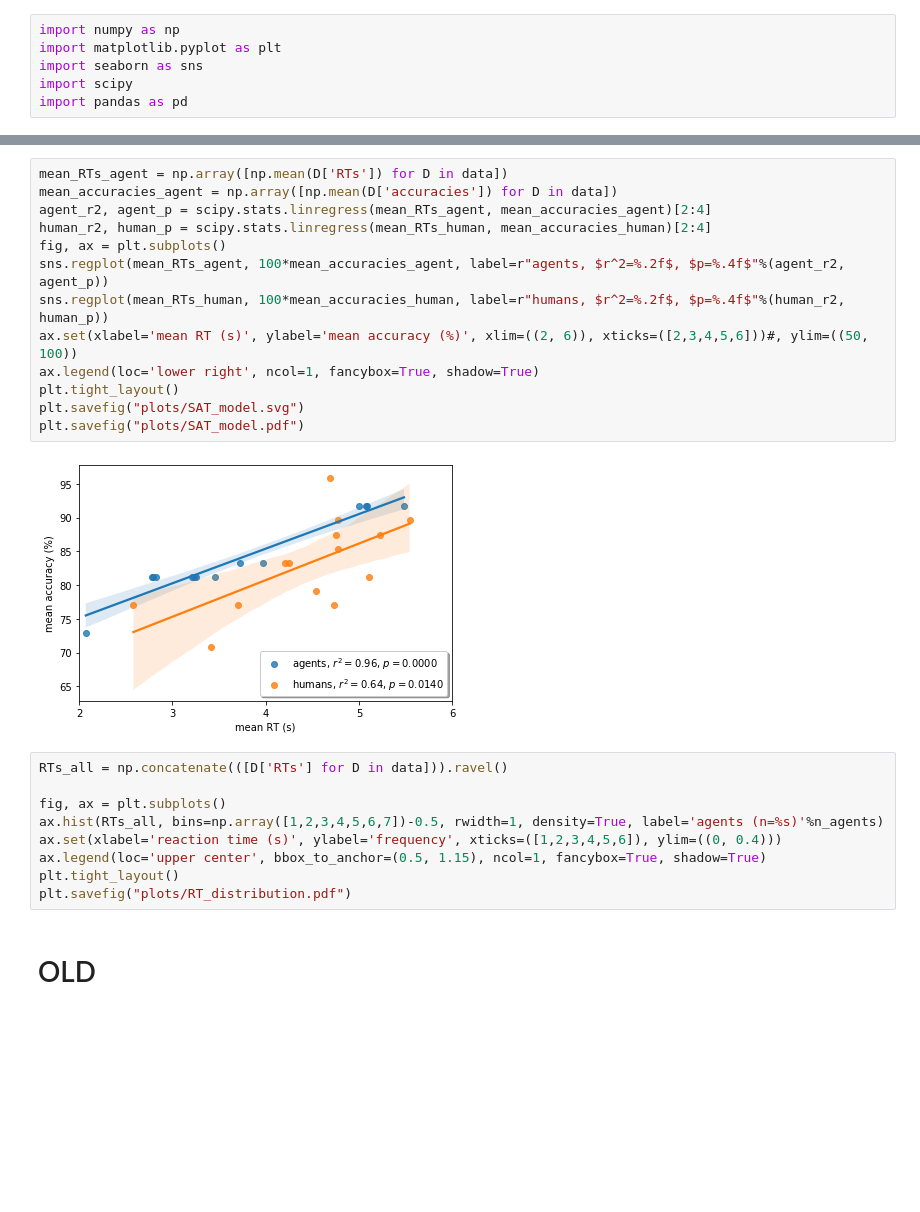
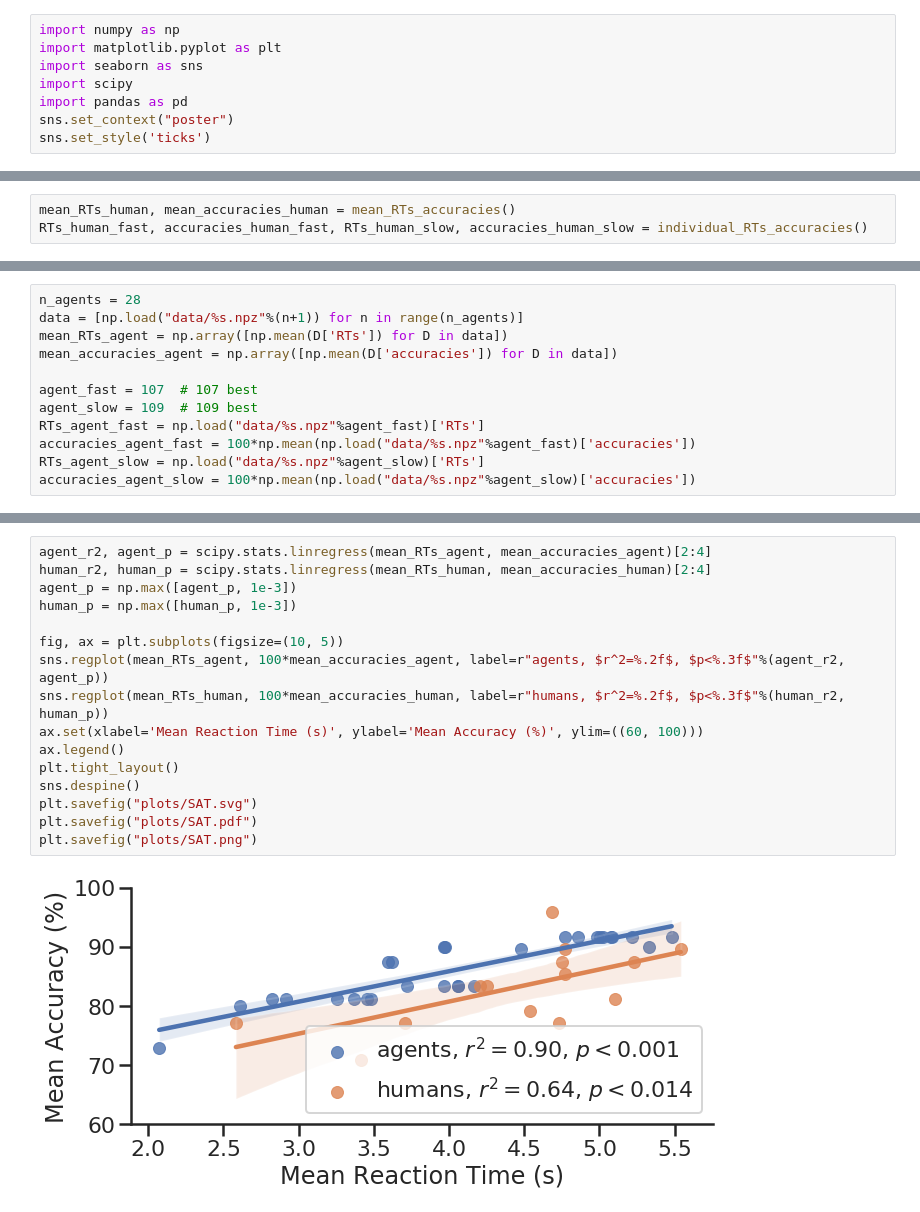
Before and after one commit to psipeter/decision_strategies, a Jupyter notebook: plotter.ipynb, the cells around one changed output, grey strips where cells are left out. Saved outputs shown, nothing was run; the diff lists cells and outputs as text; blank space fills up the shorter version.

Commit message:
update for CogSci poster

```diff
--- a/plotter.ipynb
+++ b/plotter.ipynb
@@ -4,3 +4,5 @@ import matplotlib.pyplot as plt
 import seaborn as sns
 import scipy
 import pandas as pd
+sns.set_context("poster")
+sns.set_style('ticks')
@@ -73,0 +93,3 @@ mean_RTs_human, mean_accuracies_human, df = make_df()
+# %%
+mean_RTs_human, mean_accuracies_human = mean_RTs_accuracies()
+RTs_human_fast, accuracies_human_fast, RTs_human_slow, accuracies_human_slow = individual_RTs_accuracies()
@@ -73,0 +98,12 @@ mean_RTs_human, mean_accuracies_human, df = make_df()
+# %%
+n_agents = 28
+data = [np.load("data/%s.npz"%(n+1)) for n in range(n_agents)]
+mean_RTs_agent = np.array([np.mean(D['RTs']) for D in data])
+mean_accuracies_agent = np.array([np.mean(D['accuracies']) for D in data])
+
+agent_fast = 107  # 107 best
+agent_slow = 109  # 109 best
+RTs_agent_fast = np.load("data/%s.npz"%agent_fast)['RTs']
+accuracies_agent_fast = 100*np.mean(np.load("data/%s.npz"%agent_fast)['accuracies'])
+RTs_agent_slow = np.load("data/%s.npz"%agent_slow)['RTs']
+accuracies_agent_slow = 100*np.mean(np.load("data/%s.npz"%agent_slow)['accuracies'])
@@ -74,26 +127,18 @@ mean_RTs_human, mean_accuracies_human, df = make_df()
 # %%
-mean_RTs_agent = np.array([np.mean(D['RTs']) for D in data])
-mean_accuracies_agent = np.array([np.mean(D['accuracies']) for D in data])
 agent_r2, agent_p = scipy.stats.linregress(mean_RTs_agent, mean_accuracies_agent)[2:4]
 human_r2, human_p = scipy.stats.linregress(mean_RTs_human, mean_accuracies_human)[2:4]
-fig, ax = plt.subplots()
-sns.regplot(mean_RTs_agent, 100*mean_accuracies_agent, label=r"agents, $r^2=%.2f$, $p=%.4f$"%(agent_r2, agent_p))
-sns.regplot(mean_RTs_human, 100*mean_accuracies_human, label=r"humans, $r^2=%.2f$, $p=%.4f$"%(human_r2, human_p))
-ax.set(xlabel='mean RT (s)', ylabel='mean accuracy (%)', xlim=((2, 6)), xticks=([2,3,4,5,6]))#, ylim=((50, 100))
-ax.legend(loc='lower right', ncol=1, fancybox=True, shadow=True)
+agent_p = np.max([agent_p, 1e-3])
+human_p = np.max([human_p, 1e-3])
+
+fig, ax = plt.subplots(figsize=(10, 5))
+sns.regplot(mean_RTs_agent, 100*mean_accuracies_agent, label=r"agents, $r^2=%.2f$, $p<%.3f$"%(agent_r2, agent_p))
+sns.regplot(mean_RTs_human, 100*mean_accuracies_human, label=r"humans, $r^2=%.2f$, $p<%.3f$"%(human_r2, human_p))
+ax.set(xlabel='Mean Reaction Time (s)', ylabel='Mean Accuracy (%)', ylim=((60, 100)))
+ax.legend()
 plt.tight_layout()
-plt.savefig("plots/SAT_model.svg")
-plt.savefig("plots/SAT_model.pdf")
+sns.despine()
+plt.savefig("plots/SAT.svg")
+plt.savefig("plots/SAT.pdf")
+plt.savefig("plots/SAT.png")
 # %% [output]
-[figure, old version]
+[figure, new version]
-# %%
-RTs_all = np.concatenate(([D['RTs'] for D in data])).ravel()
-
-fig, ax = plt.subplots()
-ax.hist(RTs_all, bins=np.array([1,2,3,4,5,6,7])-0.5, rwidth=1, density=True, label='agents (n=%s)'%n_agents)
-ax.set(xlabel='reaction time (s)', ylabel='frequency', xticks=([1,2,3,4,5,6]), ylim=((0, 0.4)))
-ax.legend(loc='upper center', bbox_to_anchor=(0.5, 1.15), ncol=1, fancybox=True, shadow=True)
-plt.tight_layout()
-plt.savefig("plots/RT_distribution.pdf")
-# %% [markdown]
-# OLD
```
Also changed, not shown: parts of 8 cells of this notebook, 2 other files.
